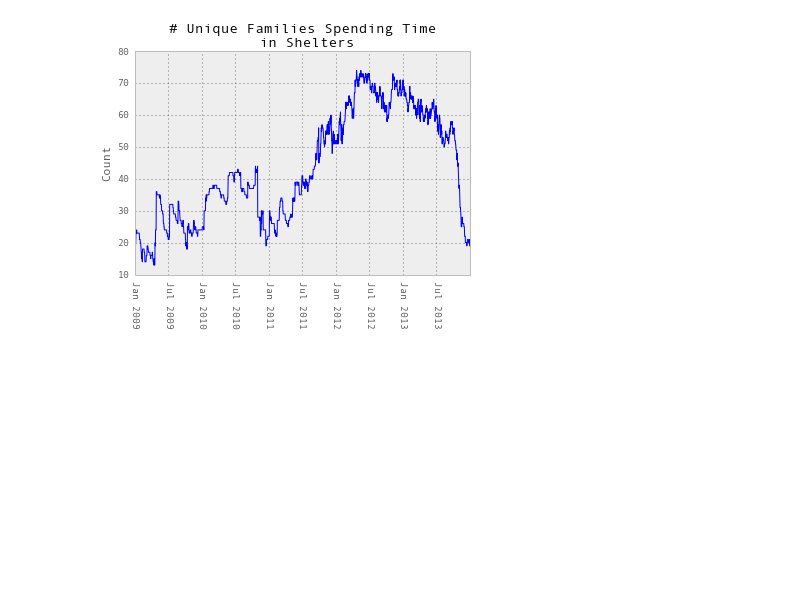
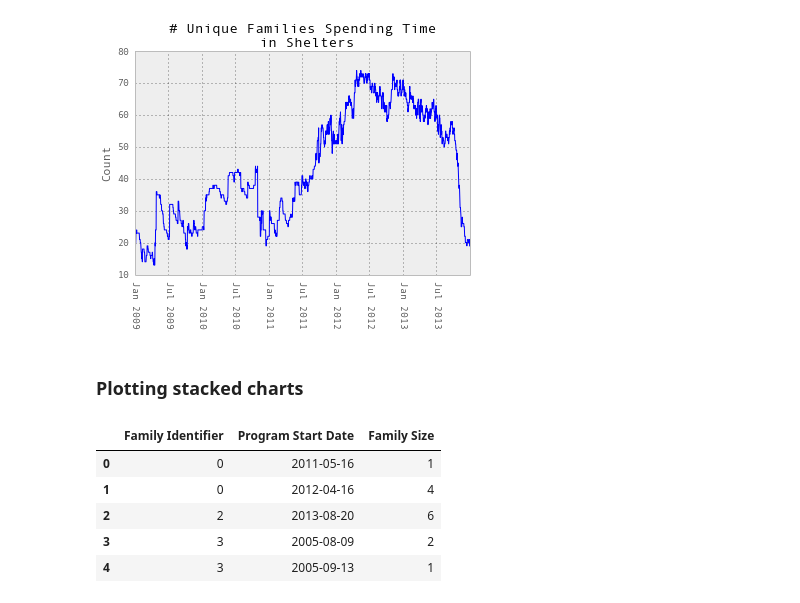
Before and after one commit to carlshan/sf-homelessness, a Jupyter notebook: exploration/2014-11-04-metrics [Carl].ipynb, the cells around one changed output. Saved outputs shown, nothing was run; the diff lists cells and outputs as text; code cells hidden in the pictures; blank space fills up the shorter version.

```diff
--- a/exploration/2014-11-04-metrics [Carl].ipynb
+++ b/exploration/2014-11-04-metrics [Carl].ipynb
@@ -650,3 +646,13 @@ plt.ylabel('Count')
 # %% [output]
 <matplotlib.text.Text at 0x...>
 [figure]
+# %% [markdown]
+### Plotting stacked charts
+# %%
+# Getting family sizes per entry
+filtered_program = program[program['Family?']
+                           & program['Program Name'].isin(valid_programs)
+                           & program['Program End Date'].notnull()]
+grouped = filtered_program.groupby(['Family Identifier', 'Program Start Date'])
+# %%
+family_sizes = grouped.apply(lambda g: len(unique(g['Subject Unique Identifier'])))
@@ -652,0 +661,9 @@ plt.ylabel('Count')
+# %%
+family_sizes.head()
+# %% [output]
+|  | Family Identifier | Program Start Date | Family Size |
+| 0 | 0 | 2011-05-16 | 1 |
+| 1 | 0 | 2012-04-16 | 4 |
+| 2 | 2 | 2013-08-20 | 6 |
+| 3 | 3 | 2005-08-09 | 2 |
+| 4 | 3 | 2005-09-13 | 1 |
```
Also changed, not shown: parts of 14 cells of this notebook.
